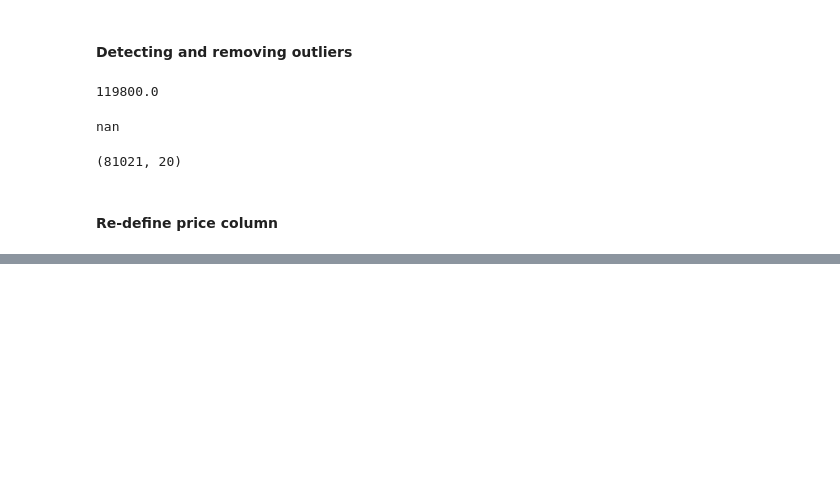
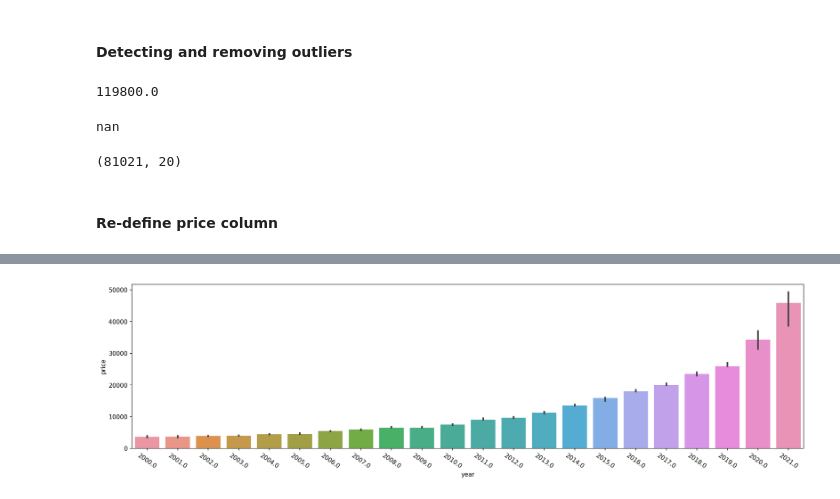
Before and after one commit to ericyang94/Used-Car-Price-Prediction, a Jupyter notebook: Craigslist-Used-Cars.ipynb, the cells around one changed output, grey strips where cells are left out. Cells and saved outputs as stored; diff of their text form; code cells hidden in the pictures; blank space fills up the shorter version.

```diff
--- a/Craigslist-Used-Cars.ipynb
+++ b/Craigslist-Used-Cars.ipynb
@@ -138,0 +162,8 @@ data['price_range'] = rsm.ifelse(
+# %%
+from numpy import mean,median
+plt.figure(figsize=(20,5))
+plt.xticks(rotation= -35)
+sns.barplot(data= data[data.year >= 2000],x="year", y= "price", estimator=median)
+plt.show()
+# %% [output]
+[figure, added]
```
Also changed, not shown: parts of 18 cells of this notebook.
